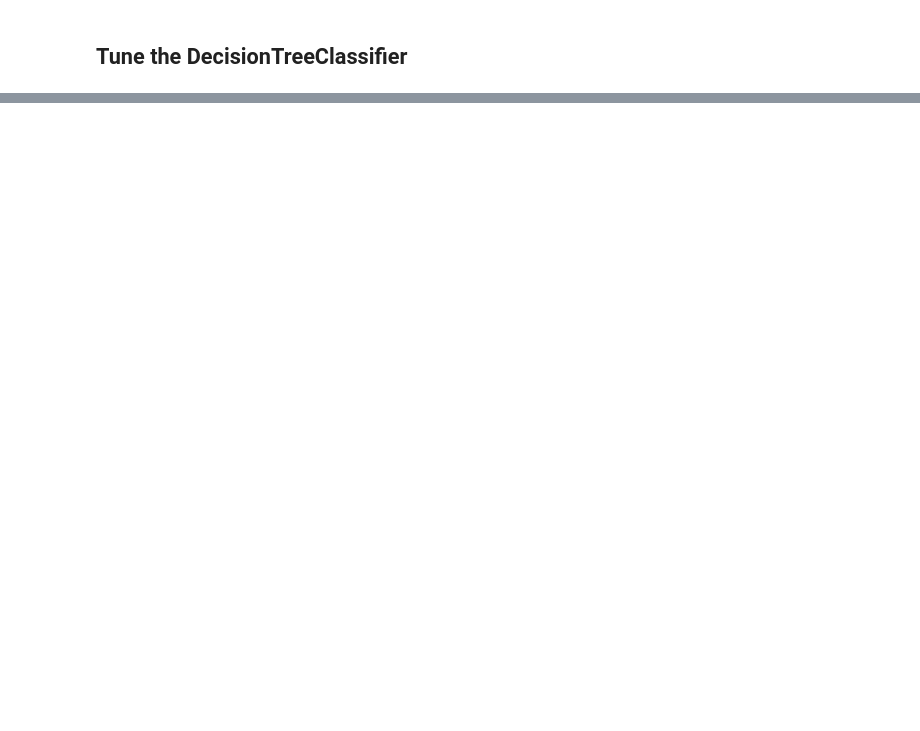
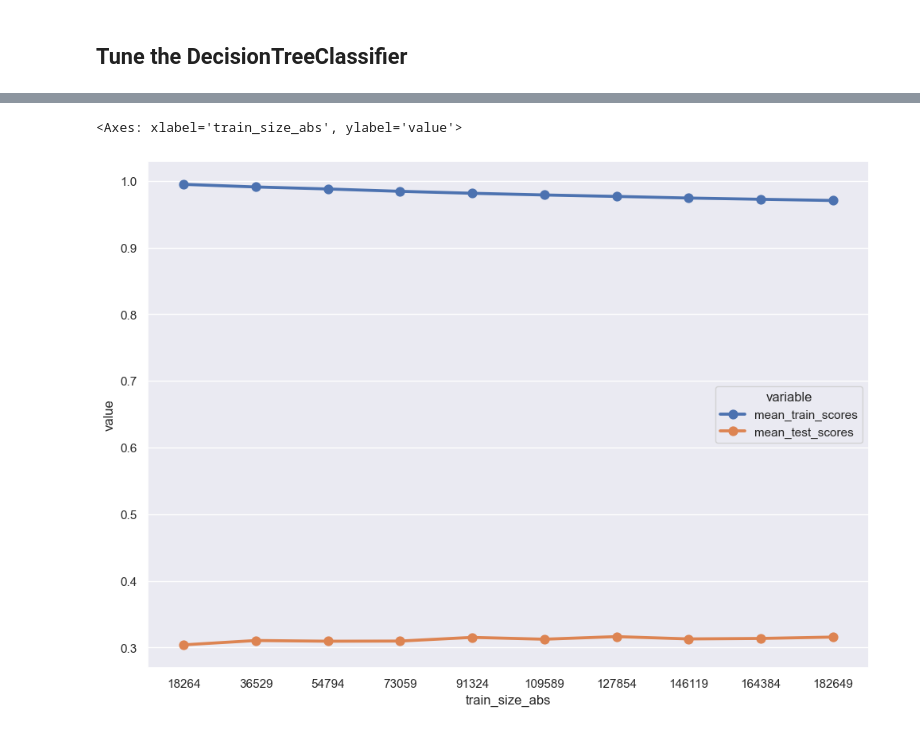
Before and after one commit to PavanKB/PS_1, a Jupyter notebook: ds1_decision_tree.ipynb, the cells around one changed output, grey strips where cells are left out. Saved outputs shown, nothing was run; the diff lists cells and outputs as text; code cells hidden in the pictures; blank space fills up the shorter version.

```diff
--- a/ds1_decision_tree.ipynb
+++ b/ds1_decision_tree.ipynb
@@ -145,0 +192,5 @@ gs.cv_results_['mean_test_score']
+# %%
+
+# Plot learning curve of the best model from grid search
+train_size_abs, train_scores, test_scores = \
+    learning_curve(gs.best_estimator_, X_train, y_train, train_sizes=np.linspace(0.1, 1.0, 10), cv=N_FOLDS, n_jobs=N_JOBS, scoring=ftwo_scorer, verbose=4)
@@ -145,0 +204,9 @@ gs.cv_results_['mean_test_score']
+# %%
+plot_df = pd.DataFrame({'train_size_abs': train_size_abs,
+                        'mean_train_scores': np.mean(train_scores, axis=1),
+                        'mean_test_scores': np.mean(test_scores, axis=1)})
+plot_df = plot_df.melt(id_vars='train_size_abs', value_vars=['mean_train_scores', 'mean_test_scores'])
+sns.pointplot(plot_df, x='train_size_abs',y ='value', hue='variable')
+# %% [output]
+<Axes: xlabel='train_size_abs', ylabel='value'>
+[figure, added]
```
Also changed, not shown: parts of 22 cells of this notebook, 7 other files.
